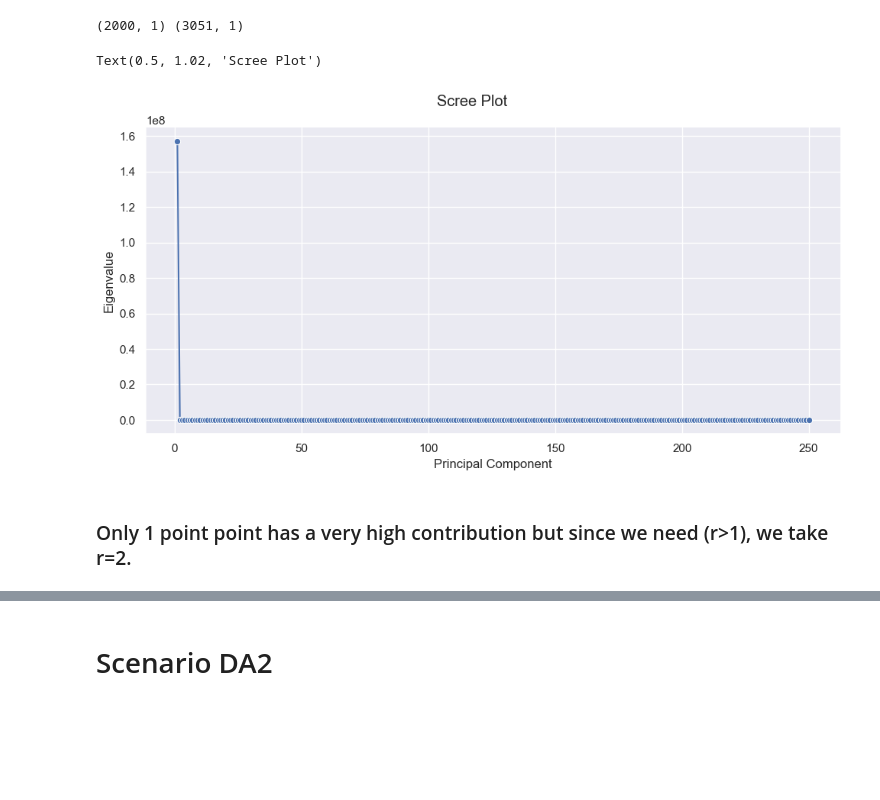
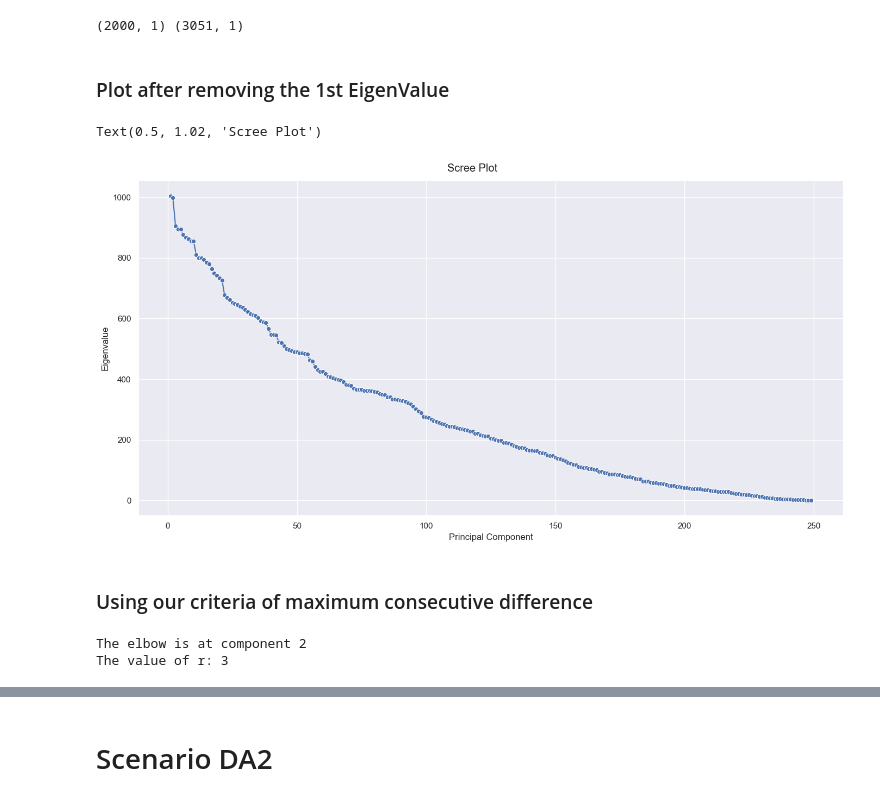
Before and after one commit to HimanS1708/PASAD, a Jupyter notebook: Implementation/part1.ipynb, the cells around one changed output, grey strips where cells are left out. Drawn from its saved outputs; the diff is of its cells as text; code cells hidden in the pictures; blank space fills up the shorter version.

```diff
--- a/Implementation/part1.ipynb
+++ b/Implementation/part1.ipynb
@@ -44,21 +44,33 @@ X_train_theta = X_train[250:]
 X_train_new, L = create_embedding(X_train_initial)
 # %%
 eigenValues, eigenVectors = find_eig(X_train_new)
+# %% [markdown]
+### Plot after removing the 1st EigenValue
 # %%
 temp_df = pd.DataFrame({
-    'Principal Component': range(1, len(eigenValues) + 1),
-    'Eigenvalue': eigenValues
+    'Principal Component': range(1, len(eigenValues)),
+    'Eigenvalue': eigenValues[1:]
 })
 
 sns.set_theme()
 
-plot = sns.relplot(data=temp_df, x='Principal Component', y='Eigenvalue', kind='line', marker='o', height=5, aspect=2)
+plot = sns.relplot(data=temp_df, x='Principal Component', y='Eigenvalue', kind='line', marker='o', height=7, aspect=2)
 
 plot.set_axis_labels("Principal Component", "Eigenvalue")
 plot.figure.suptitle("Scree Plot", y=1.02)
 # %% [output]
 Text(0.5, 1.02, 'Scree Plot')
-[figure, old version]
+[figure, new version]
-# %% [markdown]
-### Only 1 point point has a very high contribution but since we need (r>1), we take r=2.
+# %% [markdown]
+### Using our criteria of maximum consecutive difference
+# %%
+diff = np.diff(eigenValues[1:])
+
+elbow_index = np.argmin(diff) + 1
+
+print(f"The elbow is at component {elbow_index}")
+print(f"The value of r: {elbow_index + 1}")
+# %% [output]
+The elbow is at component 2
+The value of r: 3
 # %%
```
Also changed, not shown: parts of 35 cells of this notebook.
